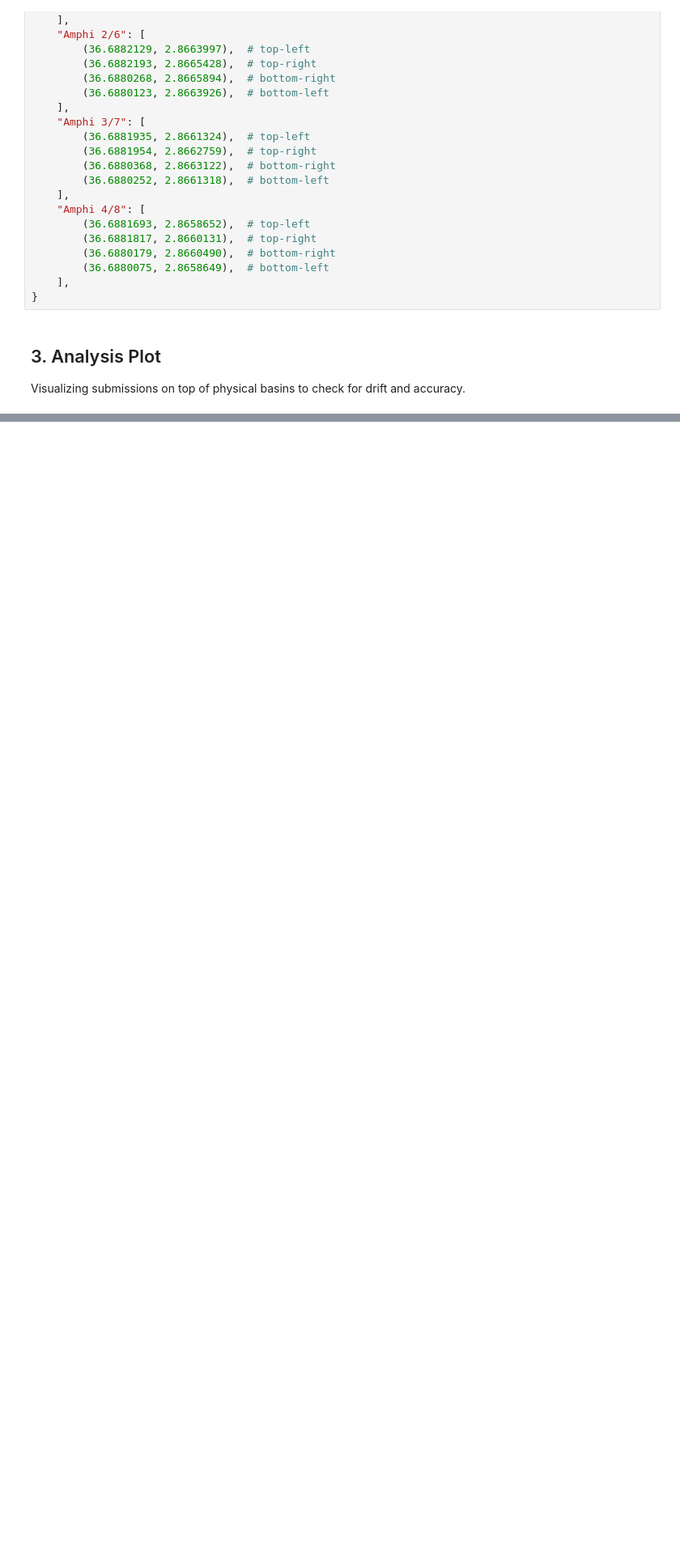
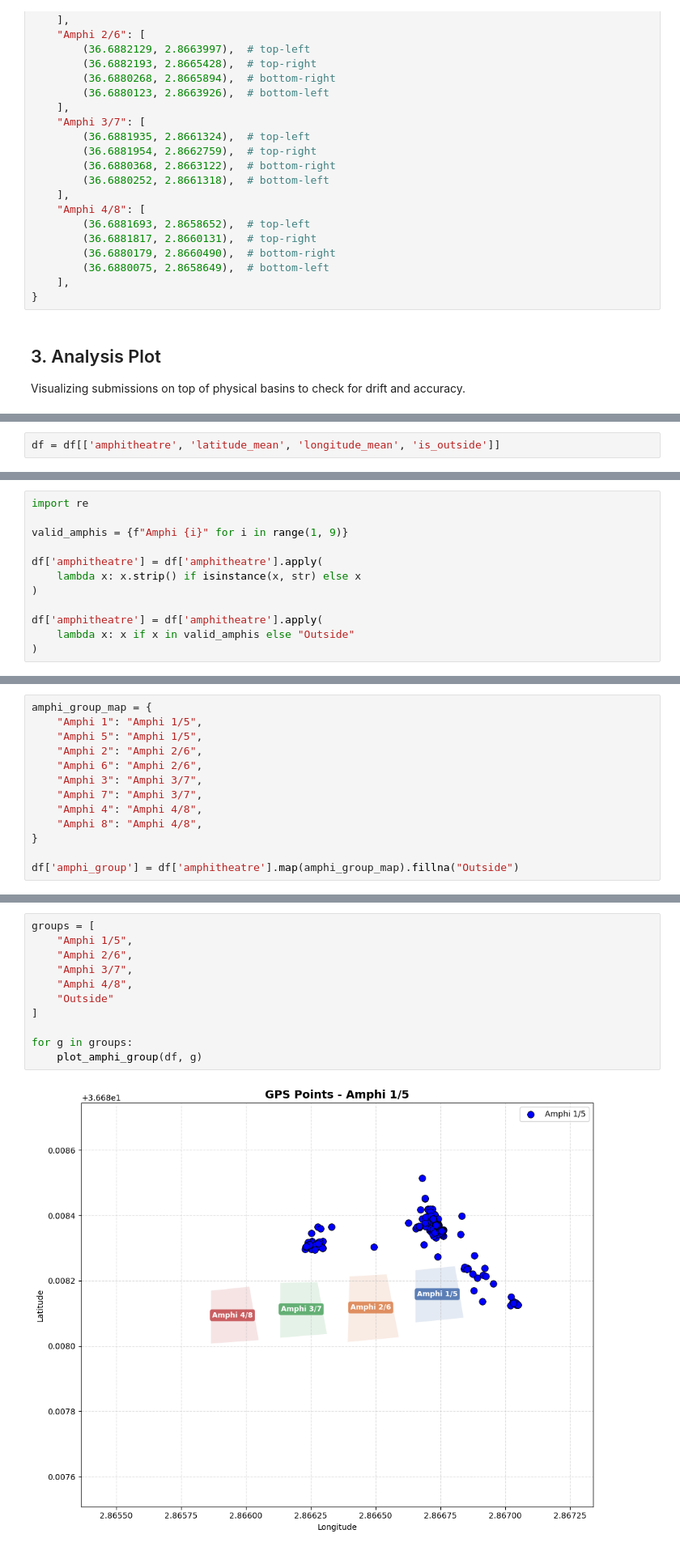
Before and after one commit to nasro-bay/ML_Amphitheatre_GPS_Localization, a Jupyter notebook: Local/Preprocessing/2-visualization.ipynb, the cells around one changed output, grey strips where cells are left out. Shown at 81% size. Cells and saved outputs as stored; diff of their text form; blank space fills up the shorter version.

```diff
--- a/Local/Preprocessing/2-visualization.ipynb
+++ b/Local/Preprocessing/2-visualization.ipynb
@@ -133,0 +205,2 @@ df_merged[['Amphi', 'Lat_Mean', 'Lng_Mean', 'IsOutside']].head()
+# %%
+df = df[['amphitheatre', 'latitude_mean', 'longitude_mean', 'is_outside']]
@@ -133,0 +218,12 @@ df_merged[['Amphi', 'Lat_Mean', 'Lng_Mean', 'IsOutside']].head()
+# %%
+import re
+
+valid_amphis = {f"Amphi {i}" for i in range(1, 9)}
+
+df['amphitheatre'] = df['amphitheatre'].apply(
+    lambda x: x.strip() if isinstance(x, str) else x
+)
+
+df['amphitheatre'] = df['amphitheatre'].apply(
+    lambda x: x if x in valid_amphis else "Outside"
+)
@@ -133,0 +259,13 @@ df_merged[['Amphi', 'Lat_Mean', 'Lng_Mean', 'IsOutside']].head()
+# %%
+amphi_group_map = {
+    "Amphi 1": "Amphi 1/5",
+    "Amphi 5": "Amphi 1/5",
+    "Amphi 2": "Amphi 2/6",
+    "Amphi 6": "Amphi 2/6",
+    "Amphi 3": "Amphi 3/7",
+    "Amphi 7": "Amphi 3/7",
+    "Amphi 4": "Amphi 4/8",
+    "Amphi 8": "Amphi 4/8",
+}
+
+df['amphi_group'] = df['amphitheatre'].map(amphi_group_map).fillna("Outside")
@@ -133,0 +356,13 @@ df_merged[['Amphi', 'Lat_Mean', 'Lng_Mean', 'IsOutside']].head()
+# %%
+groups = [
+    "Amphi 1/5",
+    "Amphi 2/6",
+    "Amphi 3/7",
+    "Amphi 4/8",
+    "Outside"
+]
+
+for g in groups:
+    plot_amphi_group(df, g)
+# %% [output]
+[figure, added]
```
Also changed, not shown: parts of 17 cells of this notebook, 16 other files.
